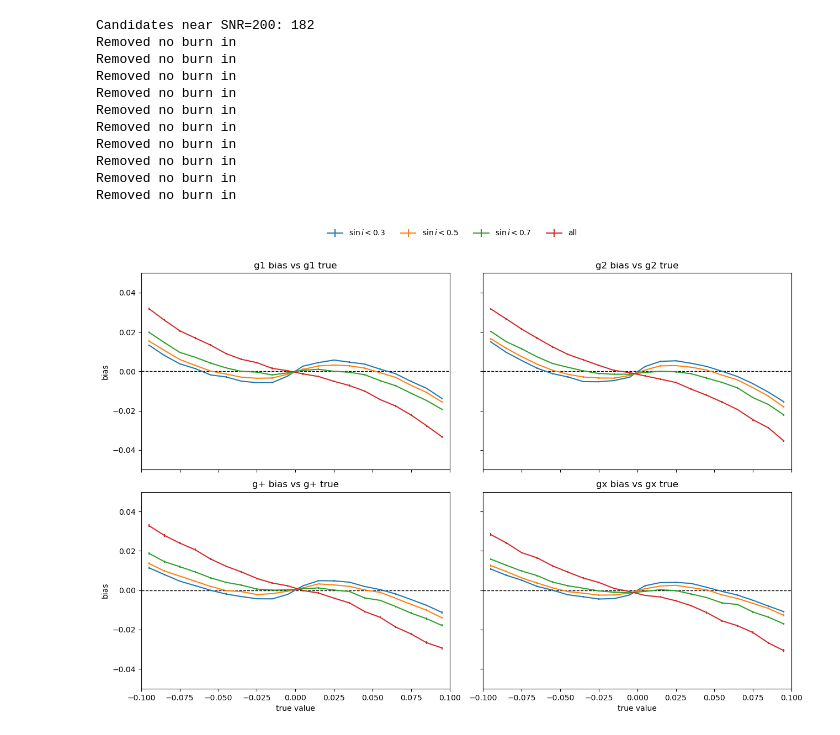
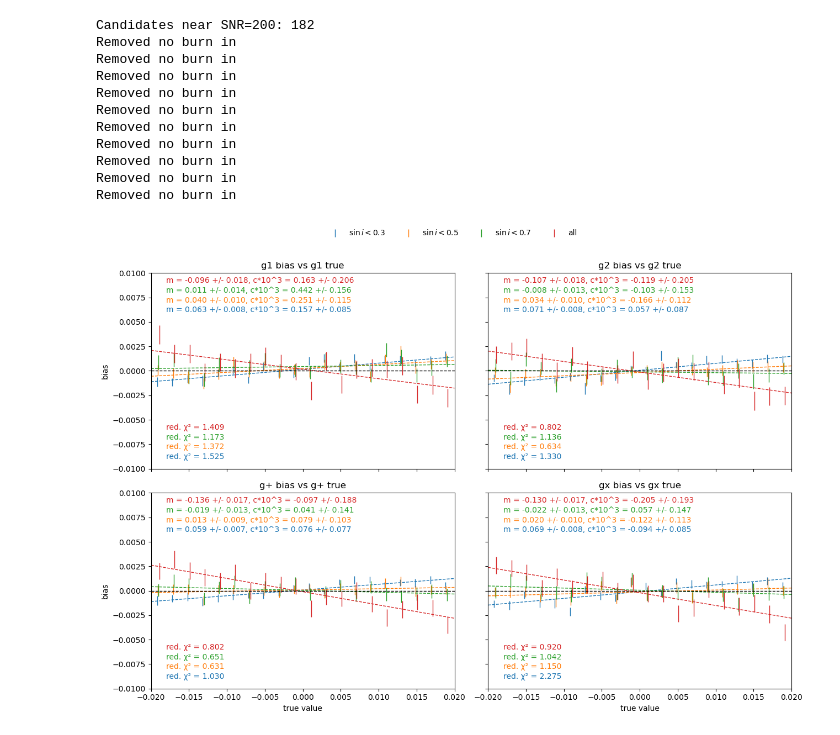
Before and after one commit to KinematicLensing/kl-nn, a Jupyter notebook: arch/diagnostics/sample_diagnostics.ipynb, the cells around one changed output. Cells and saved outputs as stored; diff of their text form; code cells hidden in the pictures.

```diff
--- a/arch/diagnostics/sample_diagnostics.ipynb
+++ b/arch/diagnostics/sample_diagnostics.ipynb
@@ -32,7 +33,7 @@ cache_root = '/ocean/projects/phy250048p/shared/cache'
 fig_root = '/ocean/projects/phy250048p/shared/figures'
 sample_csv = '/ocean/projects/phy250048p/shared/samples/samples_valid_1m.csv'
 
-model_name = 'ViT-CNN-flow_pretrained'
+model_name = 'CNN-CNN-flow_pretrained_CCL'
 dataset_name = 'valid_1m_tf_conformed'
 os.makedirs(join(fig_root, model_name), exist_ok=True)
 partitions = [f'part{i}of10' for i in range(10)]
@@ -338,8 +333,8 @@ plotter = ParameterContourPlotter(
 )
 # %%
 _, _, out_masked = plotter.plot(
-    param='g2',
-    mask_param='sini',
+    param='g1',
+    # mask_param='sini',
     masking_value=0.7,
     flip_mask=True,
     use_tf=False,
@@ -416,9 +411,13 @@ sini = sample_table['sini'][:ngals]
 sini_cuts = [0.3, 0.5, 0.7, 1.0]
 labels = [r'$\sin i < 0.3$', r'$\sin i < 0.5$', r'$\sin i < 0.7$', 'all']
 colors = ['#1f77b4', '#ff7f0e', '#2ca02c', '#d62728']
+gmin, gmax = -0.02, 0.02
+
+linear_bias = lambda x, m, c: m * x + c
+cubic_bias = lambda x, m, c, q: q * x**3 + m * x + c
 
 def binned_bias_masked(x_true, x_diff, mask, nbins=20):
-    edges = np.linspace(-0.1, 0.1, nbins + 1)
+    edges = np.linspace(gmin, gmax, nbins + 1)
     centers = 0.5 * (edges[:-1] + edges[1:])
     which = np.searchsorted(edges, x_true) - 1
 
@@ -432,43 +431,64 @@ def binned_bias_masked(x_true, x_diff, mask, nbins=20):
             mean[i] = np.mean(vals)
             err[i] = np.std(vals) / np.sqrt(vals.shape[0])
     return centers, mean, err
 
 fig, axes = plt.subplots(2, 2, figsize=(13, 9), sharex=True, sharey=True)
+shift = 0.0
+bias_model = linear_bias  # Change to cubic_bias if you want to fit a cubic model
+x = np.linspace(gmin, gmax, 100)
 for cut, label, color in zip(sini_cuts, labels, colors):
     if cut >= 1.0:
         mask = np.ones_like(sini, dtype=bool)
     else:
         mask = sini < cut
 
-    c1, m1, e1 = binned_bias_masked(g1_true, g1_diff, mask)
-    c2, m2, e2 = binned_bias_masked(g2_true, g2_diff, mask)
-    cp, mp, ep = binned_bias_masked(gp_true, gp_diff, mask)
-    cx, mx, ex = binned_bias_masked(gc_true, gc_diff, mask)
-
-    axes[0, 0].errorbar(c1, m1, yerr=e1, lw=1.5, color=color, label=label)
-    axes[0, 1].errorbar(c2, m2, yerr=e2, lw=1.5, color=color, label=label)
-    axes[1, 0].errorbar(cp, mp, yerr=ep, lw=1.5, color=color, label=label)
-    axes[1, 1].errorbar(cx, mx, yerr=ex, lw=1.5, color=color, label=label)
+    popt_list = []
+    pcov_list = []
+    red_chi2_list = []
+    for i, (g_true, g_diff) in enumerate(zip([g1_true, g2_true, gp_true, gc_true], [g1_diff, g2_diff, gp_diff, gc_diff])):
+        c, m, e = binned_bias_masked(g_true, g_diff, mask)
+        nanmask = ~np.isnan(m)
+        popt, pcov = curve_fit(bias_model, c[nanmask], m[nanmask], sigma=e[nanmask], absolute_sigma=True)
+        popt_list.append(popt)
+        pcov_list.append(pcov)
+        residuals = m[nanmask] - bias_model(c[nanmask], *popt)
+        chi2 = np.sum((residuals / e[nanmask])**2)
+        dof = np.sum(nanmask) - len(popt)
+        red_chi2_list.append(chi2 / dof if dof > 0 else np.nan)
+        axes[i//2, i%2].errorbar(c+0.002*shift-0.0002, m, yerr=e, lw=1, fmt='none', color=color, label=label)
+        # axes[i//2, i%2].plot(c+0.002*shift-0.0002, m, lw=1, marker='.', linestyle='None', color=color, label=label)
+        axes[i//2, i%2].plot(x, bias_model(x, *popt), color=color, lw=1, ls='--')
+    if len(popt) == 3:
+        for i, (popt, pcov) in enumerate(zip(popt_list, pcov_list)):
+            ax = axes[i//2, i%2]
+            ax.text(0.02, 0.80 + shift, f'm = {popt[0]:.3f} +/- {np.sqrt(pcov[0, 0]):.3f}, c*10^3 = {popt[1]*1e3:.3f} +/- {np.sqrt(pcov[1, 1])*1e3:.3f}, q = {popt[2]:.3f} +/- {np.sqrt(pcov[2, 2]):.3f}', transform=ax.transAxes, fontsize=10, color=color)
+            ax.text(0.02, 0.05 + shift, f'red. χ² = {red_chi2_list[i]:.3f}', transform=ax.transAxes, fontsize=10, color=color)
+    else:
+        for i, (popt, pcov) in enumerate(zip(popt_list, pcov_list)):
+            ax = axes[i//2, i%2]
+            ax.text(0.05, 0.80 + shift, f'm = {popt[0]:.3f} +/- {np.sqrt(pcov[0, 0]):.3f}, c*10^3 = {popt[1]*1e3:.3f} +/- {np.sqrt(pcov[1, 1])*1e3:.3f}', transform=ax.transAxes, fontsize=10, color=color)
+            ax.text(0.05, 0.05 + shift, f'red. χ² = {red_chi2_list[i]:.3f}', transform=ax.transAxes, fontsize=10, color=color)
+    shift += 0.05  # Increment shift for the next label to avoid overlap
 
 axes[0, 0].set_title('g1 bias vs g1 true')
 axes[0, 1].set_title('g2 bias vs g2 true')
 axes[1, 0].set_title('g+ bias vs g+ true')
 axes[1, 1].set_title('gx bias vs gx true')
 
 for ax in axes.ravel():
     ax.axhline(0.0, ls='--', c='k', lw=1)
-    ax.set_xlim(-0.1, 0.1)
-    ax.set_ylim(-0.05, 0.05)
+    ax.set_xlim(gmin, gmax)
+    ax.set_ylim(-0.01, 0.01)
 
 axes[1, 0].set_xlabel('true value')
 axes[1, 1].set_xlabel('true value')
 axes[0, 0].set_ylabel('bias')
 axes[1, 0].set_ylabel('bias')
 
 handles, legend_labels = axes[0, 0].get_legend_handles_labels()
 fig.legend(handles, legend_labels, loc='upper center', ncol=4, frameon=False)
 plt.tight_layout(rect=[0, 0, 1, 0.94])
-plt.savefig(join(fig_root, model_name, f'bias_vs_true_sini_cuts.png'), dpi=300)
+plt.savefig(join(fig_root, model_name, f'bias_vs_true_sini_cuts_low_g_linear.png'), dpi=300)
 plt.show()
 # %% [output]
-[figure, old version]
+[figure, new version]
```
Also changed, not shown: parts of 12 cells of this notebook, 16 other files.
